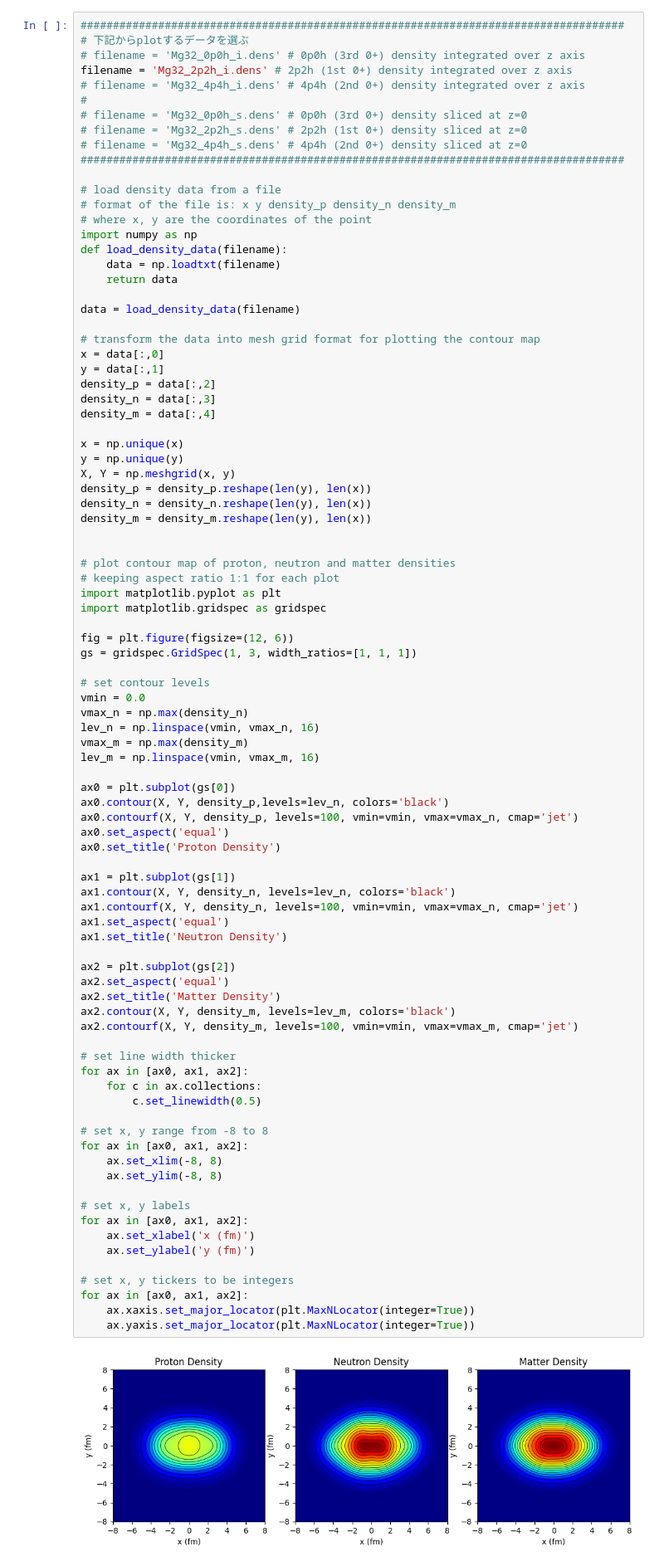
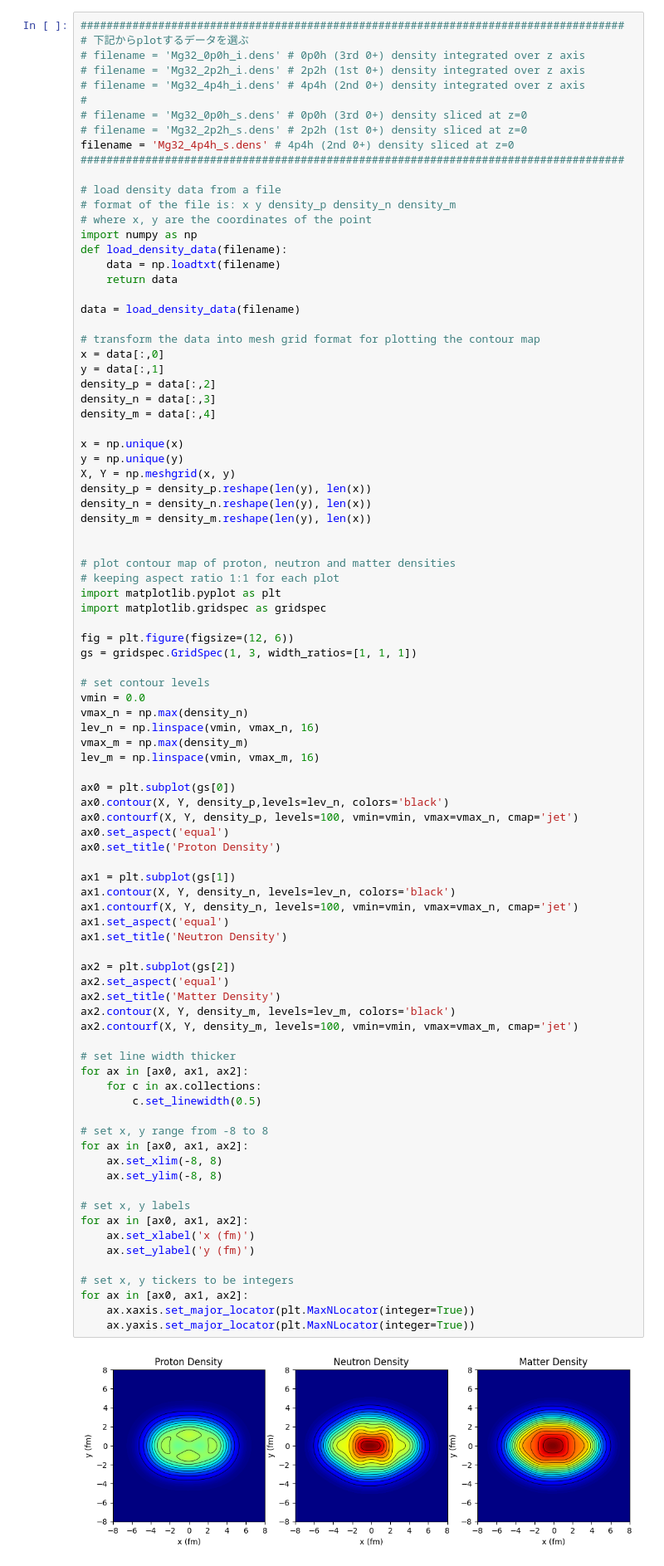
Before and after one commit to Masaaki-Kimura/Mg32_Density, a Jupyter notebook: plot.ipynb, the cells around one changed output. Shown at 83% size. Cells and saved outputs as stored; diff of their text form.

Commit message:
Figures are added

```diff
--- a/plot.ipynb
+++ b/plot.ipynb
@@ -19,12 +19,12 @@ z=0 の平面で切断した密度
 ####################################################################################
 # 下記からplotするデータを選ぶ
 # filename = 'Mg32_0p0h_i.dens' # 0p0h (3rd 0+) density integrated over z axis
-filename = 'Mg32_2p2h_i.dens' # 2p2h (1st 0+) density integrated over z axis
+# filename = 'Mg32_2p2h_i.dens' # 2p2h (1st 0+) density integrated over z axis
 # filename = 'Mg32_4p4h_i.dens' # 4p4h (2nd 0+) density integrated over z axis
 #
 # filename = 'Mg32_0p0h_s.dens' # 0p0h (3rd 0+) density sliced at z=0
 # filename = 'Mg32_2p2h_s.dens' # 2p2h (1st 0+) density sliced at z=0
-# filename = 'Mg32_4p4h_s.dens' # 4p4h (2nd 0+) density sliced at z=0
+filename = 'Mg32_4p4h_s.dens' # 4p4h (2nd 0+) density sliced at z=0
 ####################################################################################
 
 # load density data from a file
@@ -78,31 +78,31 @@ ax1.contour(X, Y, density_n, levels=lev_n, colors='black')
 ax1.contourf(X, Y, density_n, levels=100, vmin=vmin, vmax=vmax_n, cmap='jet')
 ax1.set_aspect('equal')
 ax1.set_title('Neutron Density')
 
 ax2 = plt.subplot(gs[2])
 ax2.set_aspect('equal')
 ax2.set_title('Matter Density')
 ax2.contour(X, Y, density_m, levels=lev_m, colors='black')
 ax2.contourf(X, Y, density_m, levels=100, vmin=vmin, vmax=vmax_m, cmap='jet')
 
 # set line width thicker
 for ax in [ax0, ax1, ax2]:
     for c in ax.collections:
         c.set_linewidth(0.5)
 
 # set x, y range from -8 to 8
 for ax in [ax0, ax1, ax2]:
     ax.set_xlim(-8, 8)
     ax.set_ylim(-8, 8)
 
 # set x, y labels
 for ax in [ax0, ax1, ax2]:
     ax.set_xlabel('x (fm)')
     ax.set_ylabel('y (fm)')
 
 # set x, y tickers to be integers
 for ax in [ax0, ax1, ax2]:
     ax.xaxis.set_major_locator(plt.MaxNLocator(integer=True))
     ax.yaxis.set_major_locator(plt.MaxNLocator(integer=True))
 # %% [output]
-[figure, old version]
+[figure, new version]
```
Also changed, not shown: 6 other files.
